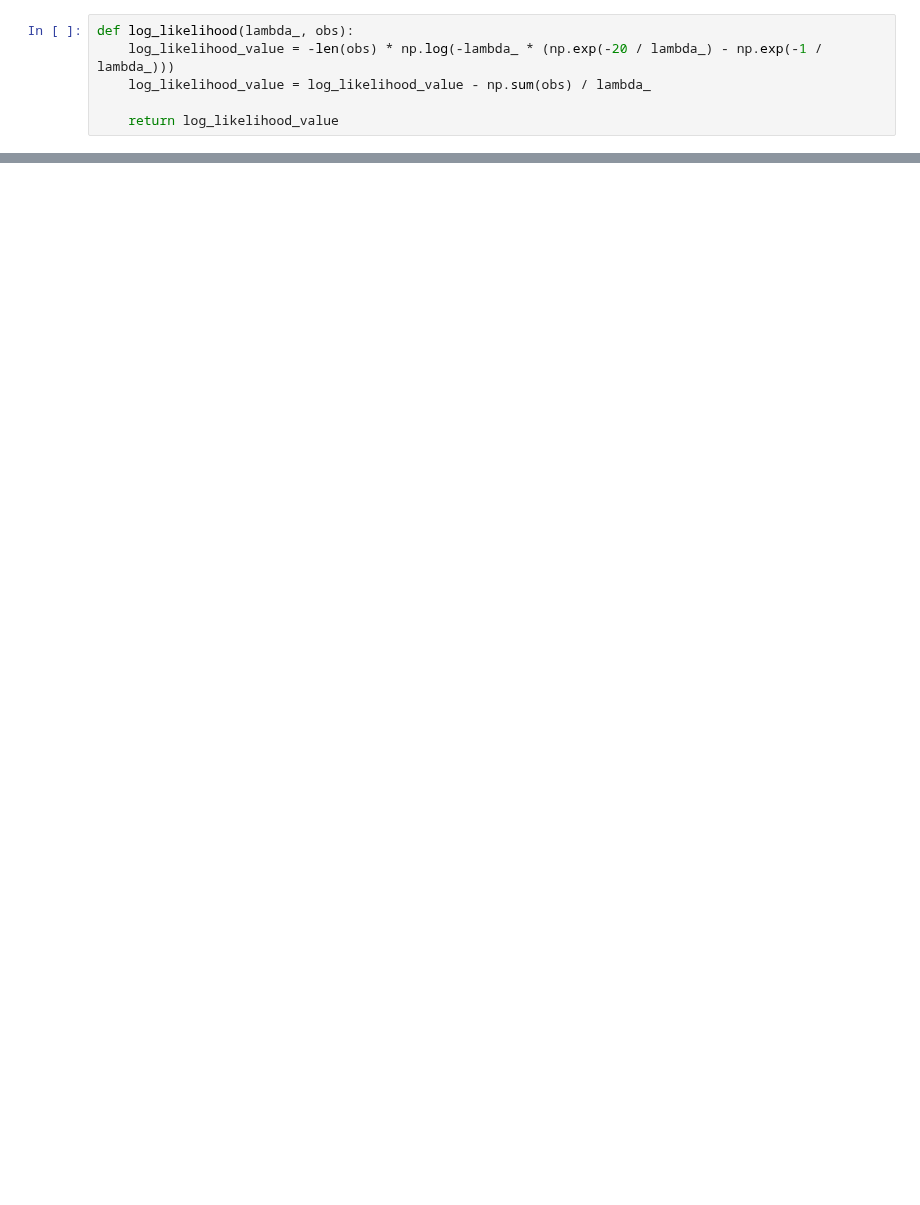
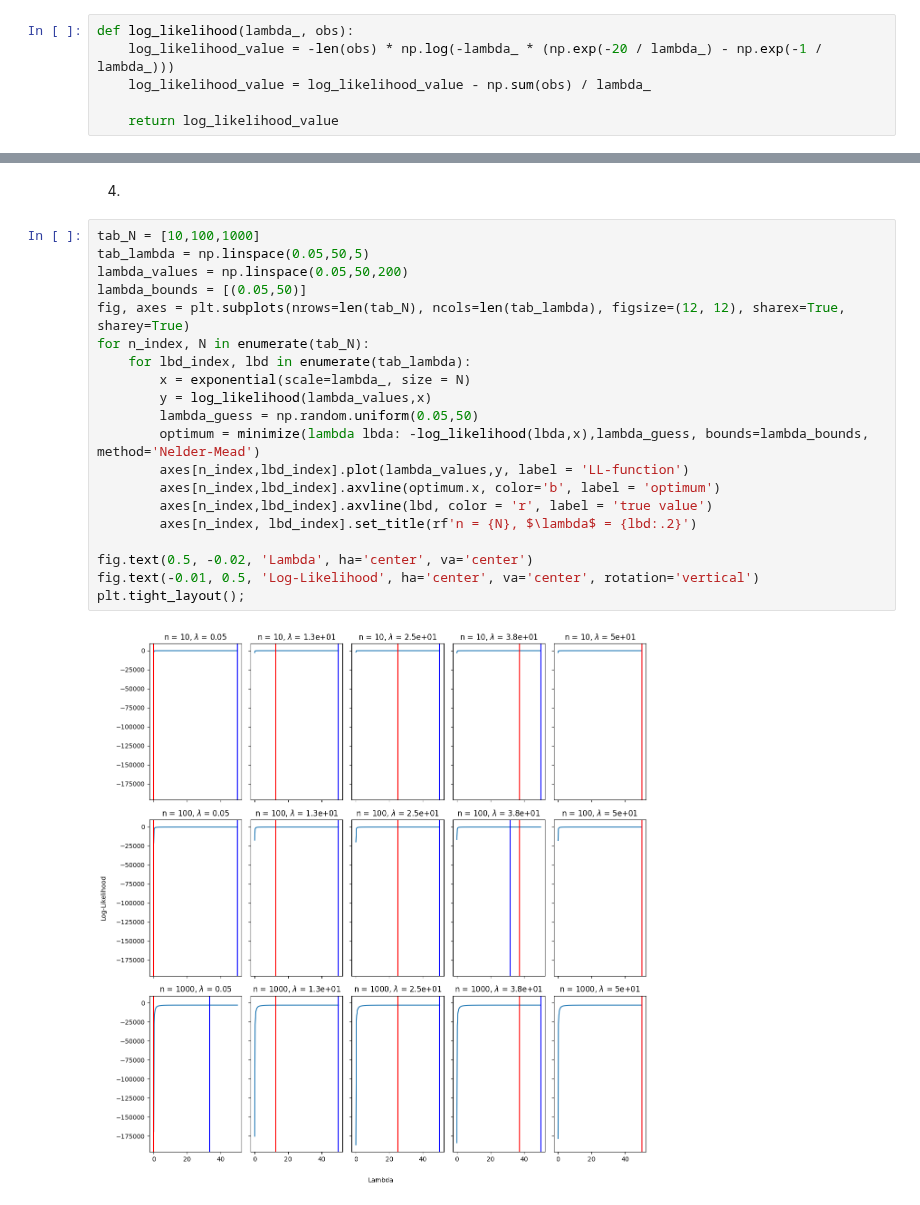
Before and after one commit to roduit/FundamentalLearningEPFL, a Jupyter notebook: Homeworks/HW1/FoiL_HW1.ipynb, the cells around one changed output, grey strips where cells are left out. Saved outputs shown, nothing was run; the diff lists cells and outputs as text; blank space fills up the shorter version.

```diff
--- a/Homeworks/HW1/FoiL_HW1.ipynb
+++ b/Homeworks/HW1/FoiL_HW1.ipynb
@@ -134,0 +98,24 @@ plt.show()
+# %% [markdown]
+4.
+# %%
+tab_N = [10,100,1000]
+tab_lambda = np.linspace(0.05,50,5)
+lambda_values = np.linspace(0.05,50,200)
+lambda_bounds = [(0.05,50)]
+fig, axes = plt.subplots(nrows=len(tab_N), ncols=len(tab_lambda), figsize=(12, 12), sharex=True, sharey=True)
+for n_index, N in enumerate(tab_N):
+    for lbd_index, lbd in enumerate(tab_lambda):
+        x = exponential(scale=lambda_, size = N)
+        y = log_likelihood(lambda_values,x)
+        lambda_guess = np.random.uniform(0.05,50)
+        optimum = minimize(lambda lbda: -log_likelihood(lbda,x),lambda_guess, bounds=lambda_bounds, method='Nelder-Mead')
+        axes[n_index,lbd_index].plot(lambda_values,y, label = 'LL-function')
+        axes[n_index,lbd_index].axvline(optimum.x, color='b', label = 'optimum')
+        axes[n_index,lbd_index].axvline(lbd, color = 'r', label = 'true value')
+        axes[n_index, lbd_index].set_title(rf'n = {N}, $\lambda$ = {lbd:.2}')
+
+fig.text(0.5, -0.02, 'Lambda', ha='center', va='center')
+fig.text(-0.01, 0.5, 'Log-Likelihood', ha='center', va='center', rotation='vertical')
+plt.tight_layout();
+# %% [output]
+[figure, added]
```
Also changed, not shown: parts of 24 cells of this notebook.
